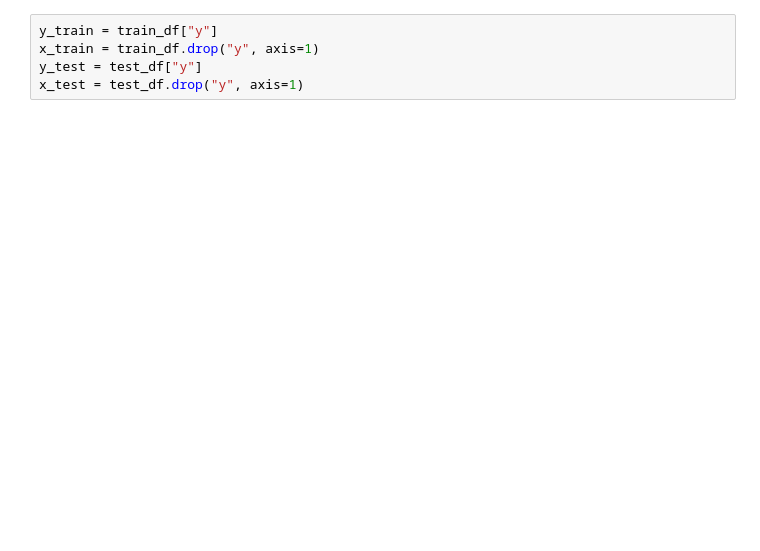
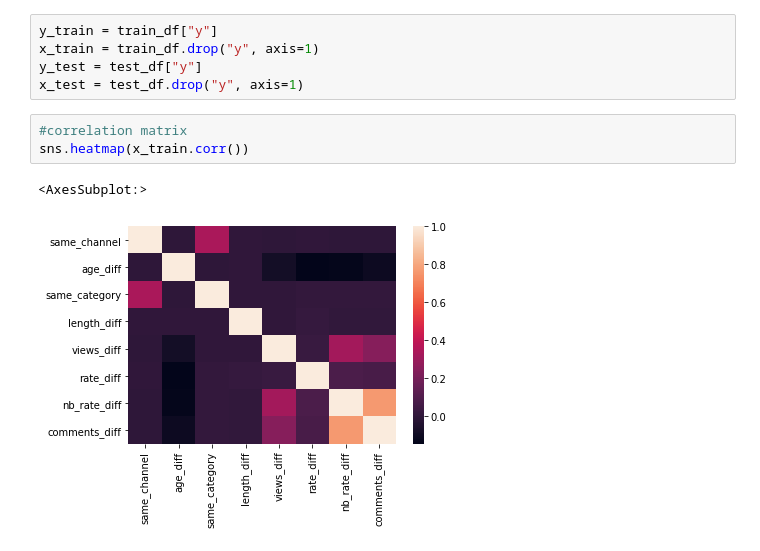
Before and after one commit to caterinaconz/youtube-network-analysis, a Jupyter notebook: modeling.ipynb, the cells around one changed output. Drawn from its saved outputs; the diff is of its cells as text; blank space fills up the shorter version.

```diff
--- a/modeling.ipynb
+++ b/modeling.ipynb
@@ -14,3 +30,9 @@ y_train = train_df["y"]
 x_train = train_df.drop("y", axis=1)
 y_test = test_df["y"]
 x_test = test_df.drop("y", axis=1)
+# %%
+#correlation matrix
+sns.heatmap(x_train.corr())
+# %% [output]
+<AxesSubplot:>
+[figure, added]
```
Also changed, not shown: parts of 13 cells of this notebook, 1 other file.
